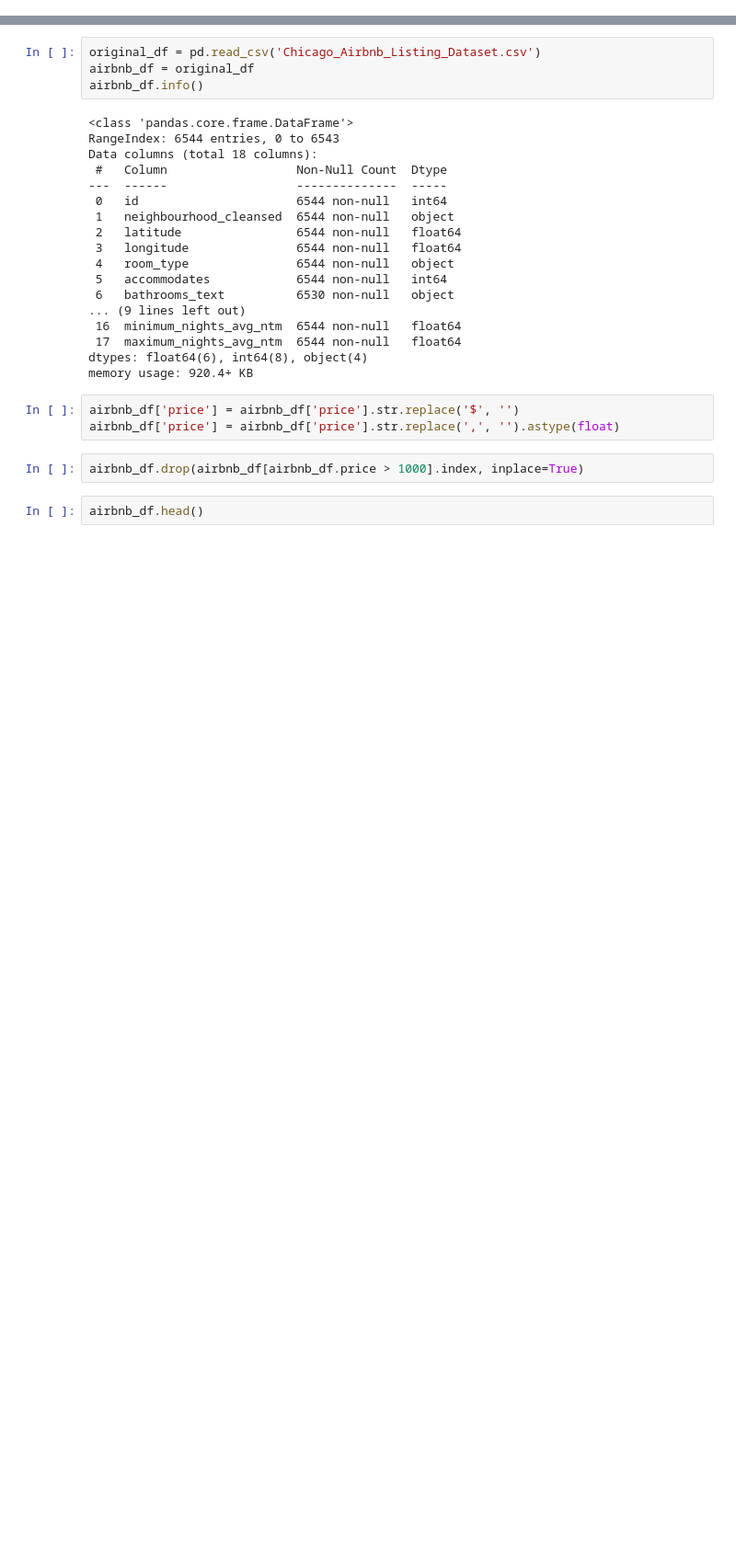
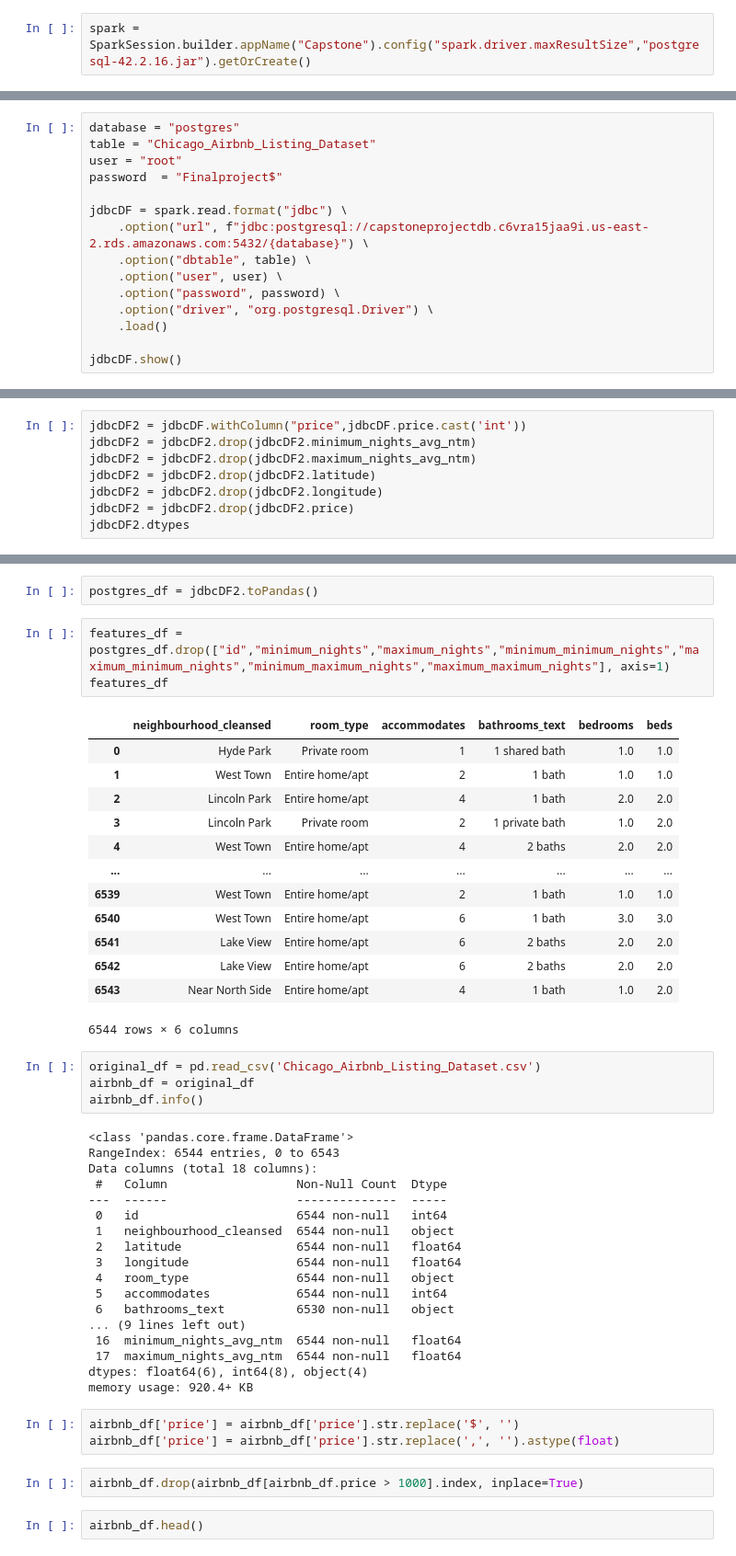
Before and after one commit to colinbrineman/MachineLearning2022, a Jupyter notebook: Chicago_Airbnb_ML_Model.ipynb, the cells around one changed output, grey strips where cells are left out. Shown at 92% size. Saved outputs shown, nothing was run; the diff lists cells and outputs as text; blank space fills up the shorter version.

```diff
--- a/Chicago_Airbnb_ML_Model.ipynb
+++ b/Chicago_Airbnb_ML_Model.ipynb
@@ -12,0 +18,2 @@ import pickle
+# %%
+spark = SparkSession.builder.appName("Capstone").config("spark.driver.maxResultSize","postgresql-42.2.16.jar").getOrCreate()
@@ -12,0 +28,15 @@ import pickle
+# %%
+database = "postgres"
+table = "Chicago_Airbnb_Listing_Dataset"
+user = "root"
+password  = "Finalproject$"
+
+jdbcDF = spark.read.format("jdbc") \
+    .option("url", f"jdbc:postgresql://capstoneprojectdb.c6vra15jaa9i.us-east-2.rds.amazonaws.com:5432/{database}") \
+    .option("dbtable", table) \
+    .option("user", user) \
+    .option("password", password) \
+    .option("driver", "org.postgresql.Driver") \
+    .load()
+
+jdbcDF.show()
@@ -12,0 +61,8 @@ import pickle
+# %%
+jdbcDF2 = jdbcDF.withColumn("price",jdbcDF.price.cast('int'))
+jdbcDF2 = jdbcDF2.drop(jdbcDF2.minimum_nights_avg_ntm)
+jdbcDF2 = jdbcDF2.drop(jdbcDF2.maximum_nights_avg_ntm)
+jdbcDF2 = jdbcDF2.drop(jdbcDF2.latitude)
+jdbcDF2 = jdbcDF2.drop(jdbcDF2.longitude)
+jdbcDF2 = jdbcDF2.drop(jdbcDF2.price)
+jdbcDF2.dtypes
@@ -13,3 +83,22 @@ import pickle
+# %%
+postgres_df = jdbcDF2.toPandas()
+# %%
+features_df = postgres_df.drop(["id","minimum_nights","maximum_nights","minimum_minimum_nights","maximum_minimum_nights","minimum_maximum_nights","maximum_maximum_nights"], axis=1)
+features_df
+# %% [output]
+|  | neighbourhood_cleansed | room_type | accommodates | bathrooms_text | bedrooms | beds |
+| 0 | Hyde Park | Private room | 1 | 1 shared bath | 1.0 | 1.0 |
+| 1 | West Town | Entire home/apt | 2 | 1 bath | 1.0 | 1.0 |
+| 2 | Lincoln Park | Entire home/apt | 4 | 1 bath | 2.0 | 2.0 |
+| 3 | Lincoln Park | Private room | 2 | 1 private bath | 1.0 | 2.0 |
+| 4 | West Town | Entire home/apt | 4 | 2 baths | 2.0 | 2.0 |
+| ... | ... | ... | ... | ... | ... | ... |
+| 6539 | West Town | Entire home/apt | 2 | 1 bath | 1.0 | 1.0 |
+| 6540 | West Town | Entire home/apt | 6 | 1 bath | 3.0 | 3.0 |
+| 6541 | Lake View | Entire home/apt | 6 | 2 baths | 2.0 | 2.0 |
+| 6542 | Lake View | Entire home/apt | 6 | 2 baths | 2.0 | 2.0 |
+| 6543 | Near North Side | Entire home/apt | 4 | 1 bath | 1.0 | 2.0 |
+6544 rows × 6 columns
 # %%
 original_df = pd.read_csv('Chicago_Airbnb_Listing_Dataset.csv')
 airbnb_df = original_df
```
Also changed, not shown: parts of 16 cells of this notebook, 3 other files.
